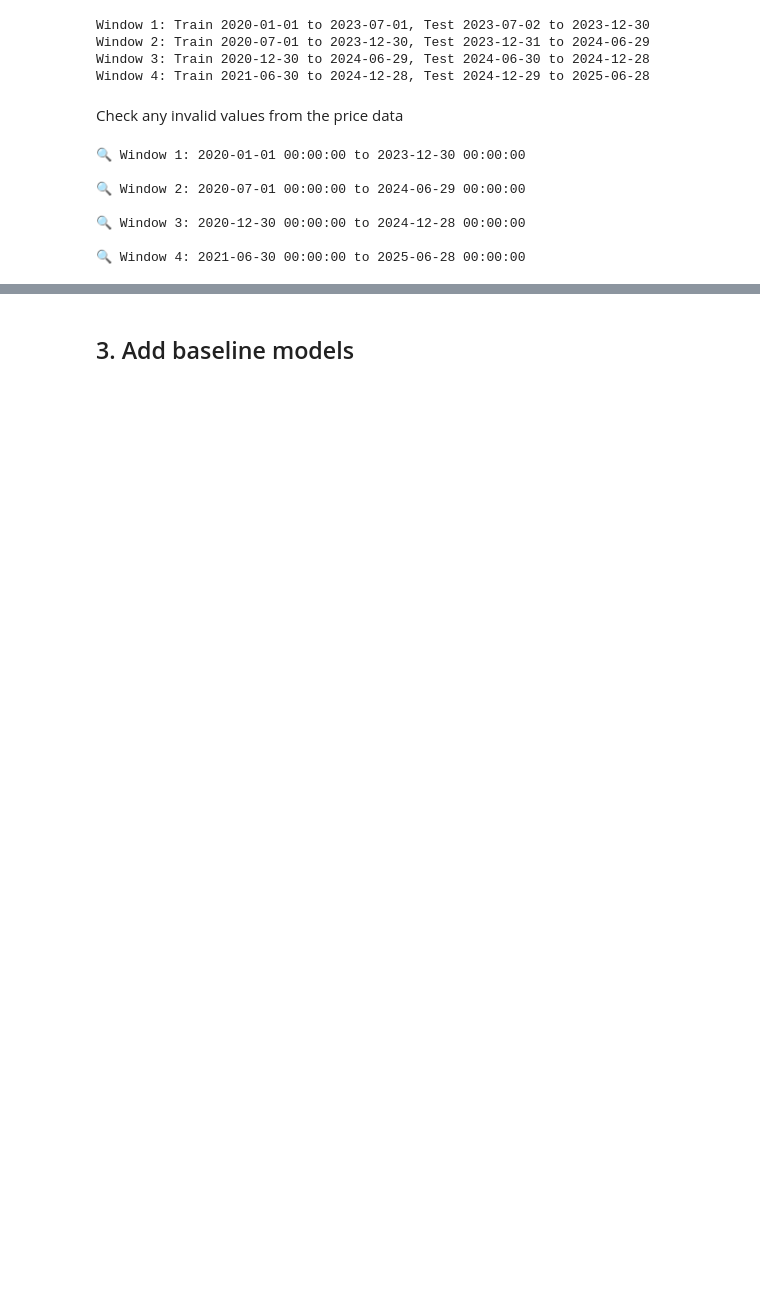
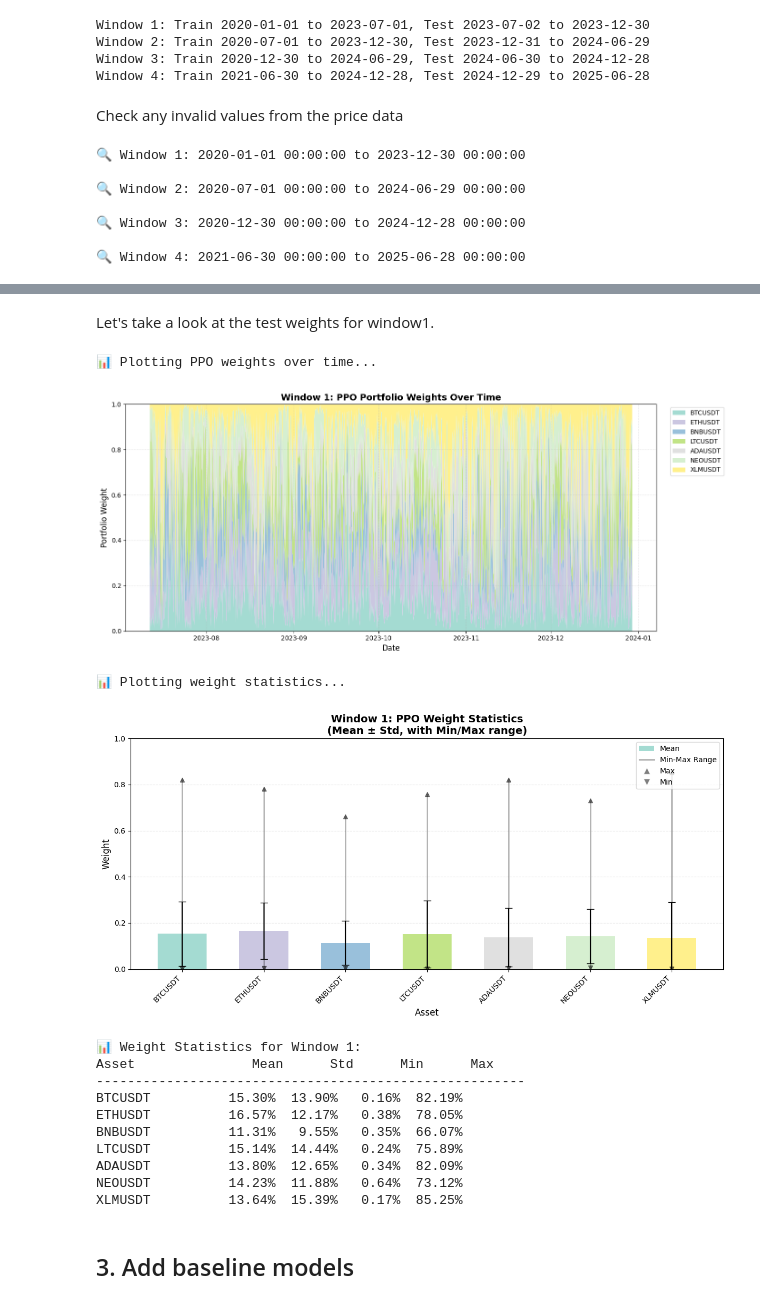
Before and after one commit to yeonjaej/drl-crypto-portfolio, a Jupyter notebook: notebooks/main_analysis.ipynb, the cells around one changed output, grey strips where cells are left out. Cells and saved outputs as stored; diff of their text form; code cells hidden in the pictures; blank space fills up the shorter version.

```diff
--- a/notebooks/main_analysis.ipynb
+++ b/notebooks/main_analysis.ipynb
@@ -441,3 +486,31 @@ Episode length: 1026.00 +/- 0.00
+# %% [markdown]
+Let's take a look at the test weights for window1.
+# %%
+# Get asset names from your data
+asset_names = price_df.columns.tolist()  # e.g., ['BTCUSDT', 'ETHUSDT', 'BNBUSDT', ...]
+
+# 1. Plot weights over time for a specific window
+print("📊 Plotting PPO weights over time...")
+plot_ppo_weights_over_time(results, window_idx=0, asset_names=asset_names)
+
+# 2. Show weight statistics
+print("\n📊 Plotting weight statistics...")
+plot_weight_statistics(results, window_idx=0, asset_names=asset_names)
+# %% [output]
+📊 Plotting PPO weights over time...
+[figure, added]
+📊 Plotting weight statistics...
+[figure, added]
+📊 Weight Statistics for Window 1:
+Asset               Mean      Std      Min      Max
+-------------------------------------------------------
+BTCUSDT          15.30%  13.90%   0.16%  82.19%
+ETHUSDT          16.57%  12.17%   0.38%  78.05%
+BNBUSDT          11.31%   9.55%   0.35%  66.07%
+LTCUSDT          15.14%  14.44%   0.24%  75.89%
+ADAUSDT          13.80%  12.65%   0.34%  82.09%
+NEOUSDT          14.23%  11.88%   0.64%  73.12%
+XLMUSDT          13.64%  15.39%   0.17%  85.25%
 # %% [markdown]
 ## 3. Add baseline models
 # %% [markdown]
```
Also changed, not shown: parts of 25 cells of this notebook, 1 other file.
